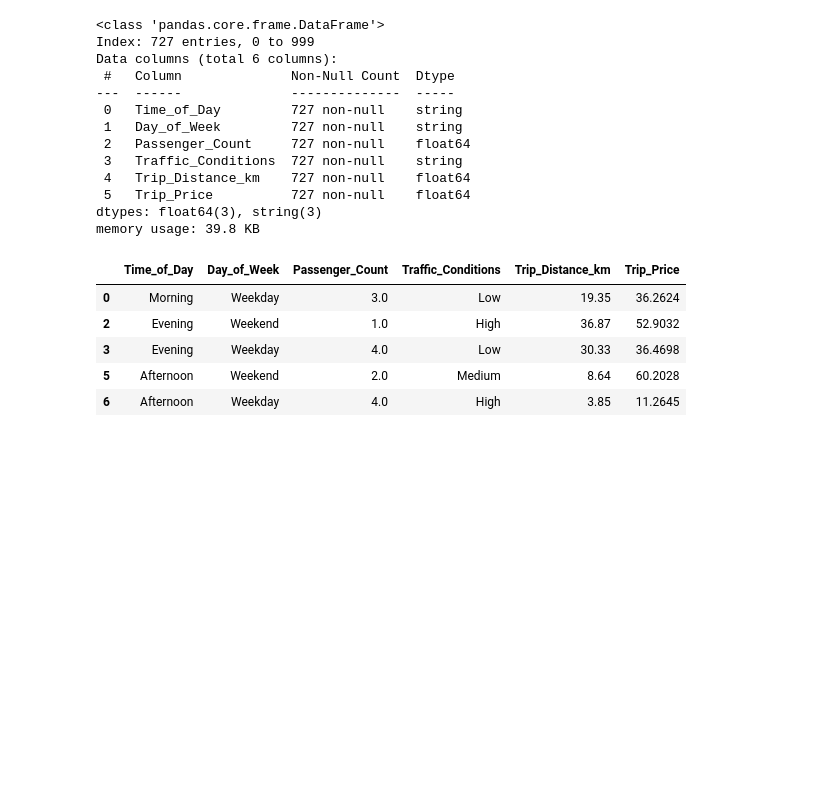
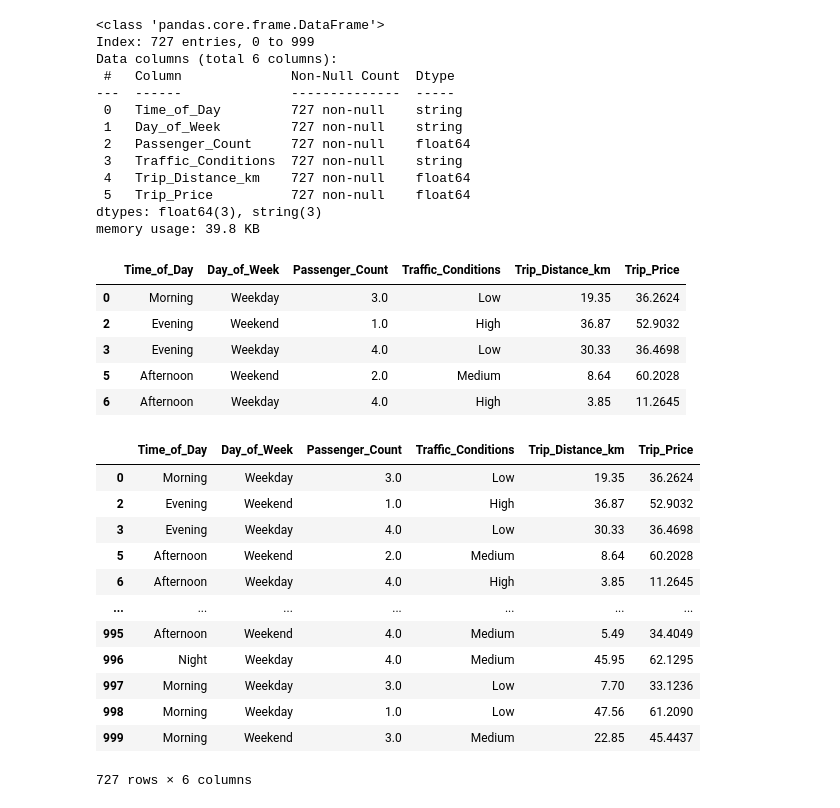
Before and after one commit to luckepucke6/taxi_prediction_fullstack_lucas_lindh, a Jupyter notebook: src/taxipred/model_development/eda.ipynb, the cells around one changed output. Saved outputs shown, nothing was run; the diff lists cells and outputs as text; code cells hidden in the pictures; blank space fills up the shorter version.

```diff
--- a/src/taxipred/model_development/eda.ipynb
+++ b/src/taxipred/model_development/eda.ipynb
@@ -499,3 +502,19 @@ memory usage: 39.8 KB
 | 6 | Afternoon | Weekday | 4.0 | High | 3.85 | 11.2645 |
 # %%
 df_clean.to_csv("clean_taxi_data.csv", index=False)
+# %%
+df_clean
+# %% [output]
+|  | Time_of_Day | Day_of_Week | Passenger_Count | Traffic_Conditions | Trip_Distance_km | Trip_Price |
+| 0 | Morning | Weekday | 3.0 | Low | 19.35 | 36.2624 |
+| 2 | Evening | Weekend | 1.0 | High | 36.87 | 52.9032 |
+| 3 | Evening | Weekday | 4.0 | Low | 30.33 | 36.4698 |
+| 5 | Afternoon | Weekend | 2.0 | Medium | 8.64 | 60.2028 |
+| 6 | Afternoon | Weekday | 4.0 | High | 3.85 | 11.2645 |
+| ... | ... | ... | ... | ... | ... | ... |
+| 995 | Afternoon | Weekend | 4.0 | Medium | 5.49 | 34.4049 |
+| 996 | Night | Weekday | 4.0 | Medium | 45.95 | 62.1295 |
+| 997 | Morning | Weekday | 3.0 | Low | 7.70 | 33.1236 |
+| 998 | Morning | Weekday | 1.0 | Low | 47.56 | 61.2090 |
+| 999 | Morning | Weekend | 3.0 | Medium | 22.85 | 45.4437 |
+727 rows × 6 columns
```
Also changed, not shown: parts of 1 cell of this notebook, 1 other file.
